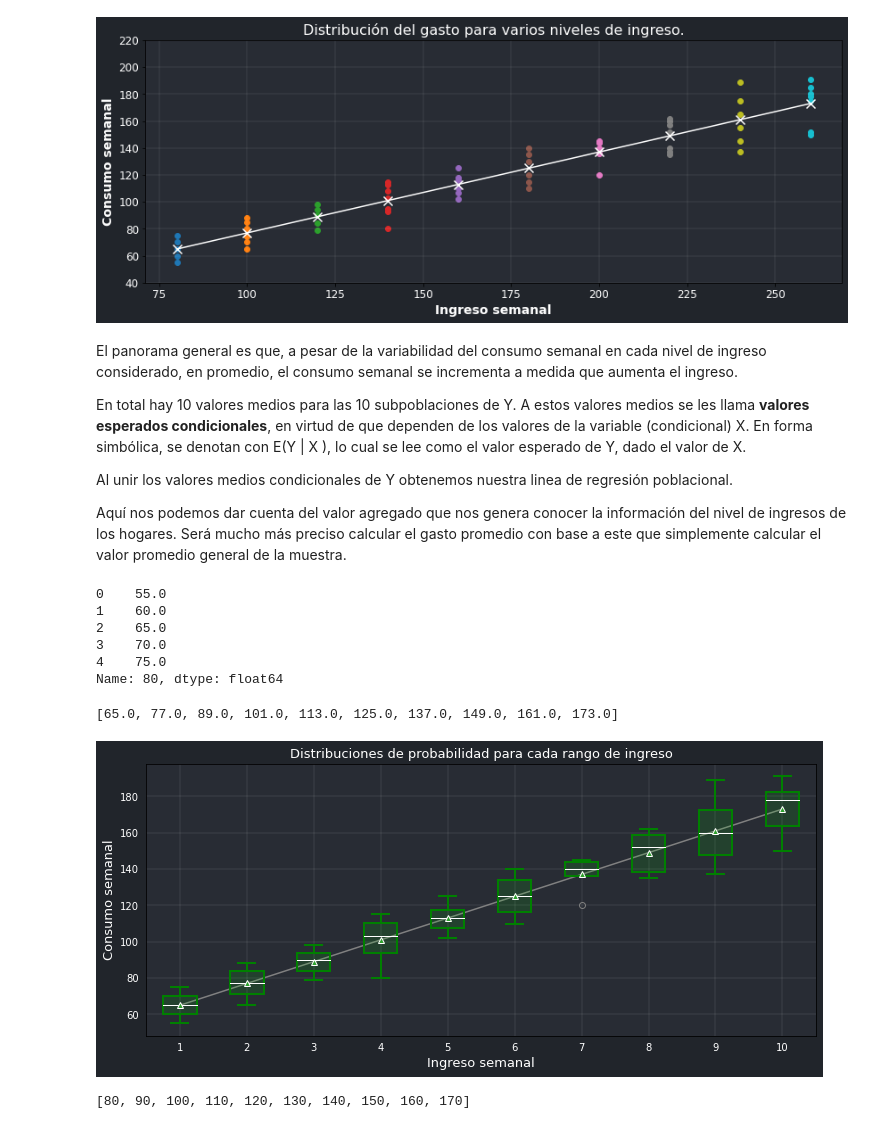
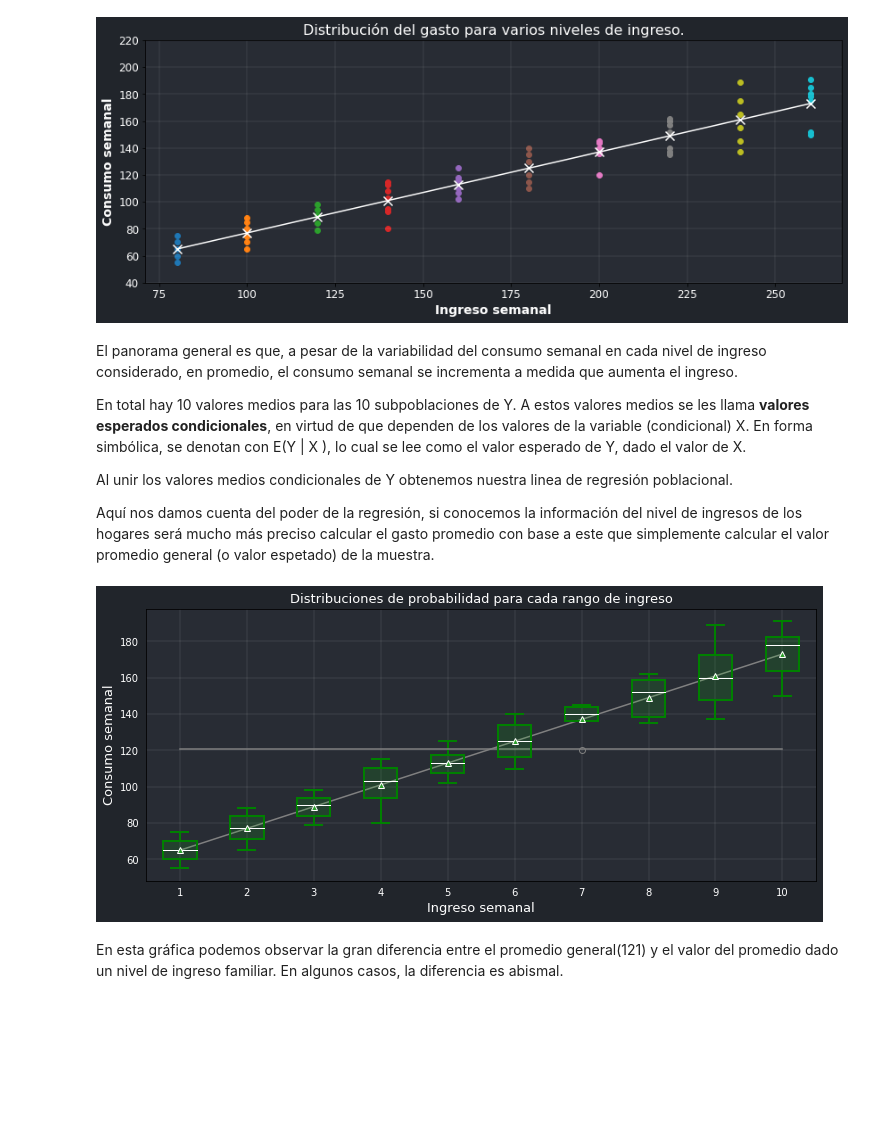
Before and after one commit to JuanFeA98/Economia, a Jupyter notebook: Econometría/01. Econometria I.ipynb, the cells around one changed output. Saved outputs shown, nothing was run; the diff lists cells and outputs as text; code cells hidden in the pictures; blank space fills up the shorter version.

```diff
--- a/Econometría/01. Econometria I.ipynb
+++ b/Econometría/01. Econometria I.ipynb
@@ -150,20 +150,7 @@ En total hay 10 valores medios para las 10 subpoblaciones de Y. A estos valores
 
 Al unir los valores medios condicionales de Y obtenemos nuestra linea de regresión poblacional.
 
-Aquí nos podemos dar cuenta del valor agregado que nos genera conocer la información del nivel de ingresos de los hogares. Será mucho más preciso calcular el gasto promedio con base a este que simplemente calcular el valor promedio general de la muestra.
+Aquí nos damos cuenta del poder de la regresión, si conocemos la información del nivel de ingresos de los hogares será mucho más preciso calcular el gasto promedio con base a este que simplemente calcular el valor promedio general (o valor espetado) de la muestra.
-# %%
-df[80].dropna()
-# %% [output]
-0    55.0
-1    60.0
-2    65.0
-3    70.0
-4    75.0
-Name: 80, dtype: float64
-# %%
-promedio
-# %% [output]
-[65.0, 77.0, 89.0, 101.0, 113.0, 125.0, 137.0, 149.0, 161.0, 173.0]
 # %%
 data = [df[i].dropna() for i in list(df)]
 
@@ -173,39 +160,35 @@ fig.patch.set_facecolor('#21252b')
 ax.set_facecolor('#282c34')
 plt.grid(visible=True, linewidth=0.1, color='white')
 
-# fig.set_facecolor('red')
-
 plt.xlabel('Ingreso semanal', color='white', size=13)
 plt.ylabel('Consumo semanal', color='white', size=13)
-
-values=[1, 2, 3, 4, 5, 6, 7, 8, 9, 10]
 
 ax.tick_params(axis='x', which='both', colors='#21252b')
 ax.tick_params(axis='y', which='both', colors='#21252b')
 
 plt.xticks(color='white')
 plt.yticks(color='white')
 
 c='green'
 
 plt.boxplot(
     data,
     showmeans=True,
     patch_artist=True,
     boxprops=dict(color=c, linewidth=2, facecolor=(0, 1, 0, 0.1)),
     capprops=dict(color=c, linewidth=2),
     whiskerprops=dict(color=c, linewidth=2),
     flierprops=dict(markeredgecolor='gray'),
     medianprops=dict(color='white'),
     meanprops=dict(markeredgecolor='white')
 )
 
+values=[1, 2, 3, 4, 5, 6, 7, 8, 9, 10]
 plt.plot(values, promedio, color='gray')
+plt.plot(values, [121 for i in values], color='gray')
 
 plt.show()
 # %% [output]
-[figure, old version]
+[figure, new version]
-# %%
-values
-# %% [output]
-[80, 90, 100, 110, 120, 130, 140, 150, 160, 170]
+# %% [markdown]
+En esta gráfica podemos observar la gran diferencia entre el promedio general(121) y el valor del promedio dado un nivel de ingreso familiar. En algunos casos, la diferencia es abismal.
```
